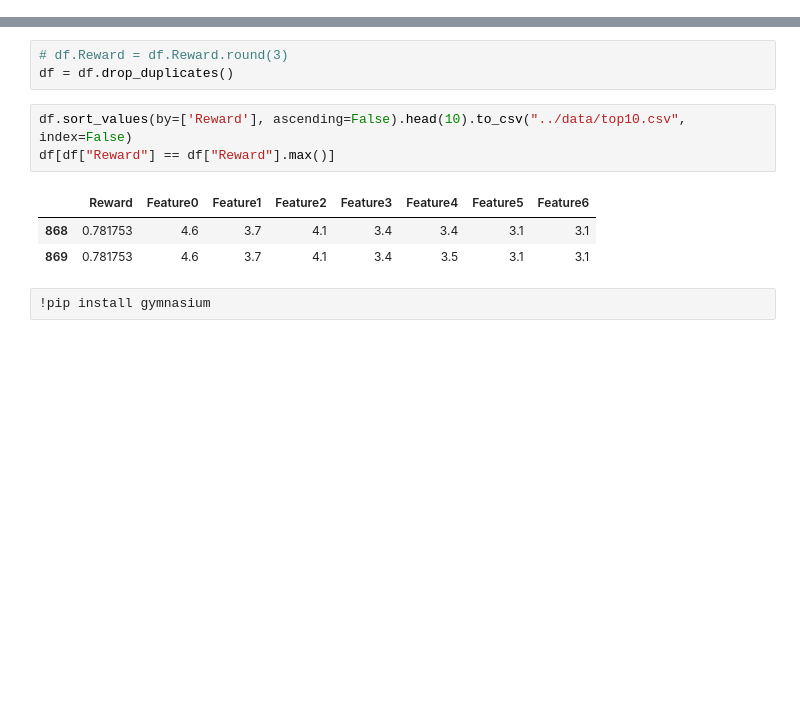
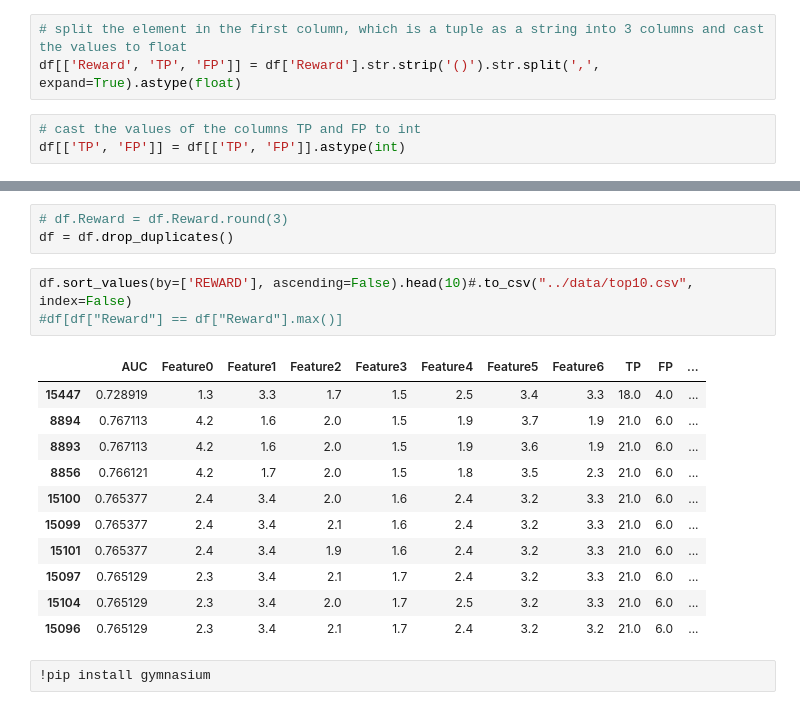
Before and after one commit to nailikS/rlpharm, a Jupyter notebook: src/prepocessing.ipynb, the cells around one changed output, grey strips where cells are left out. Saved outputs shown, nothing was run; the diff lists cells and outputs as text; blank space fills up the shorter version.

```diff
--- a/src/prepocessing.ipynb
+++ b/src/prepocessing.ipynb
@@ -23,0 +30,6 @@ df
+# %%
+# split the element in the first column, which is a tuple as a string into 3 columns and cast the values to float
+df[['Reward', 'TP', 'FP']] = df['Reward'].str.strip('()').str.split(',', expand=True).astype(float)
+# %%
+# cast the values of the columns TP and FP to int
+df[['TP', 'FP']] = df[['TP', 'FP']].astype(int)
@@ -34,12 +48,20 @@ dfs = [df0, df1, df2, df3, df4]
 # df.Reward = df.Reward.round(3)
 df = df.drop_duplicates()
 # %%
-df.sort_values(by=['Reward'], ascending=False).head(10).to_csv("../data/top10.csv", index=False)
-df[df["Reward"] == df["Reward"].max()]
+df.sort_values(by=['REWARD'], ascending=False).head(10)#.to_csv("../data/top10.csv", index=False)
+#df[df["Reward"] == df["Reward"].max()]
 # %% [output]
-|  | Reward | Feature0 | Feature1 | Feature2 | Feature3 | Feature4 | Feature5 | Feature6 |
-| 868 | 0.781753 | 4.6 | 3.7 | 4.1 | 3.4 | 3.4 | 3.1 | 3.1 |
-| 869 | 0.781753 | 4.6 | 3.7 | 4.1 | 3.4 | 3.5 | 3.1 | 3.1 |
+|  | AUC | Feature0 | Feature1 | Feature2 | Feature3 | Feature4 | Feature5 | Feature6 | TP | FP | ... |
+| 15447 | 0.728919 | 1.3 | 3.3 | 1.7 | 1.5 | 2.5 | 3.4 | 3.3 | 18.0 | 4.0 | ... |
+| 8894 | 0.767113 | 4.2 | 1.6 | 2.0 | 1.5 | 1.9 | 3.7 | 1.9 | 21.0 | 6.0 | ... |
+| 8893 | 0.767113 | 4.2 | 1.6 | 2.0 | 1.5 | 1.9 | 3.6 | 1.9 | 21.0 | 6.0 | ... |
+| 8856 | 0.766121 | 4.2 | 1.7 | 2.0 | 1.5 | 1.8 | 3.5 | 2.3 | 21.0 | 6.0 | ... |
+| 15100 | 0.765377 | 2.4 | 3.4 | 2.0 | 1.6 | 2.4 | 3.2 | 3.3 | 21.0 | 6.0 | ... |
+| 15099 | 0.765377 | 2.4 | 3.4 | 2.1 | 1.6 | 2.4 | 3.2 | 3.3 | 21.0 | 6.0 | ... |
+| 15101 | 0.765377 | 2.4 | 3.4 | 1.9 | 1.6 | 2.4 | 3.2 | 3.3 | 21.0 | 6.0 | ... |
+| 15097 | 0.765129 | 2.3 | 3.4 | 2.1 | 1.7 | 2.4 | 3.2 | 3.3 | 21.0 | 6.0 | ... |
+| 15104 | 0.765129 | 2.3 | 3.4 | 2.0 | 1.7 | 2.5 | 3.2 | 3.3 | 21.0 | 6.0 | ... |
+| 15096 | 0.765129 | 2.3 | 3.4 | 2.1 | 1.7 | 2.4 | 3.2 | 3.2 | 21.0 | 6.0 | ... |
 # %%
 !pip install gymnasium
 # %% [output]
```
Also changed, not shown: parts of 6 cells of this notebook, 16 other files.
